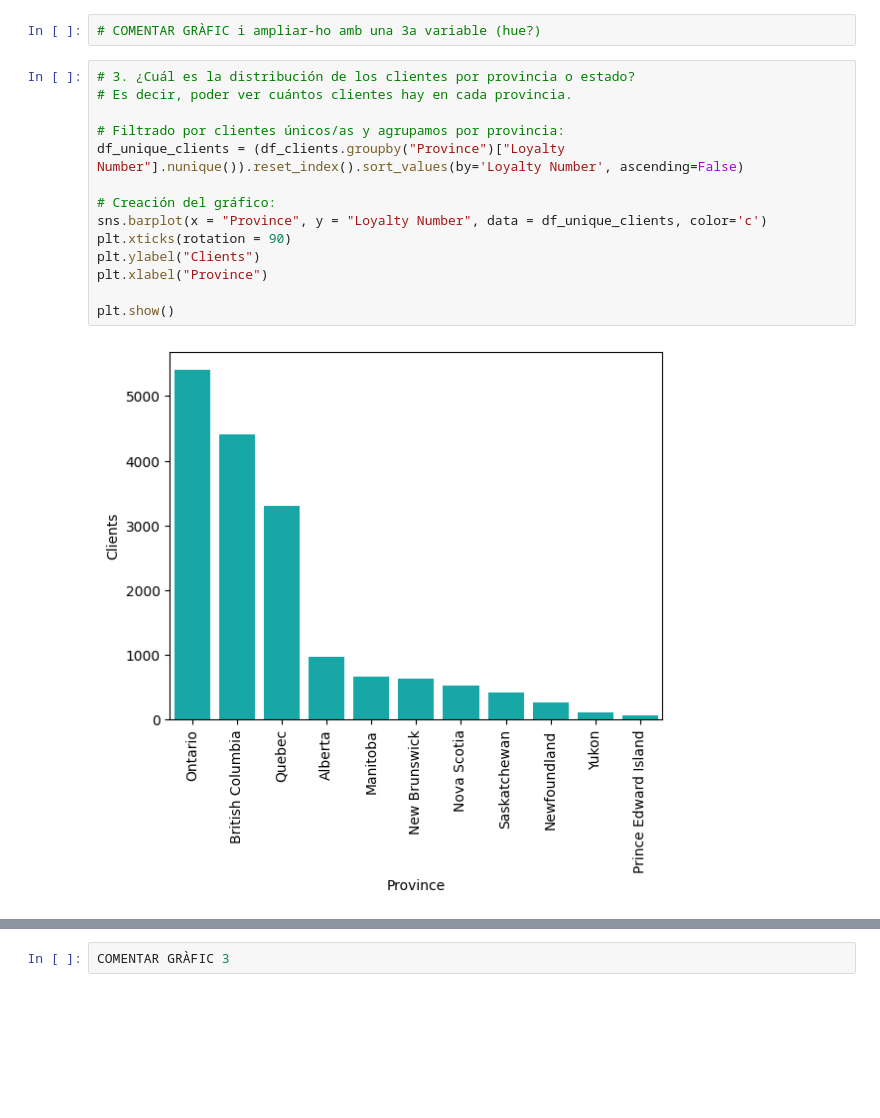
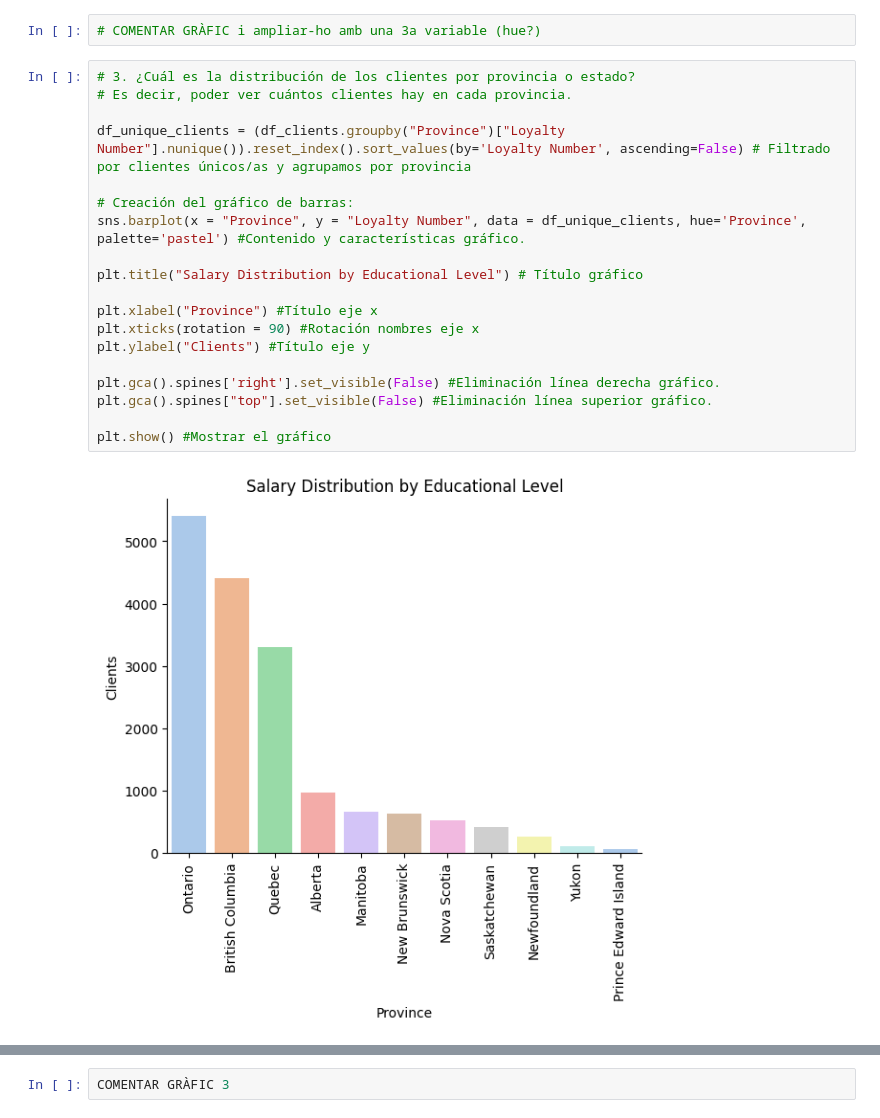
Before and after one commit to Adalab/bda-modulo-3-evaluacion-final-janarm93, a Jupyter notebook: Ejercicio_Jana.ipynb, the cells around one changed output, grey strips where cells are left out. Saved outputs shown, nothing was run; the diff lists cells and outputs as text; blank space fills up the shorter version.

```diff
--- a/Ejercicio_Jana.ipynb
+++ b/Ejercicio_Jana.ipynb
@@ -500,16 +505,21 @@ plt.show()
 # %%
 # 3. ¿Cuál es la distribución de los clientes por provincia o estado?
 # Es decir, poder ver cuántos clientes hay en cada provincia.
 
-# Filtrado por clientes únicos/as y agrupamos por provincia:
-df_unique_clients = (df_clients.groupby("Province")["Loyalty Number"].nunique()).reset_index().sort_values(by='Loyalty Number', ascending=False)
+df_unique_clients = (df_clients.groupby("Province")["Loyalty Number"].nunique()).reset_index().sort_values(by='Loyalty Number', ascending=False) # Filtrado por clientes únicos/as y agrupamos por provincia
 
-# Creación del gráfico:
-sns.barplot(x = "Province", y = "Loyalty Number", data = df_unique_clients, color='c')
-plt.xticks(rotation = 90)
-plt.ylabel("Clients")
-plt.xlabel("Province")
+# Creación del gráfico de barras:
+sns.barplot(x = "Province", y = "Loyalty Number", data = df_unique_clients, hue='Province', palette='pastel') #Contenido y características gráfico.
 
-plt.show()
+plt.title("Salary Distribution by Educational Level") # Título gráfico
+
+plt.xlabel("Province") #Título eje x
+plt.xticks(rotation = 90) #Rotación nombres eje x
+plt.ylabel("Clients") #Título eje y
+
+plt.gca().spines['right'].set_visible(False) #Eliminación línea derecha gráfico.
+plt.gca().spines["top"].set_visible(False) #Eliminación línea superior gráfico.
+
+plt.show() #Mostrar el gráfico
 # %% [output]
-[figure, old version]
+[figure, new version]
```
Also changed, not shown: parts of 13 cells of this notebook.
